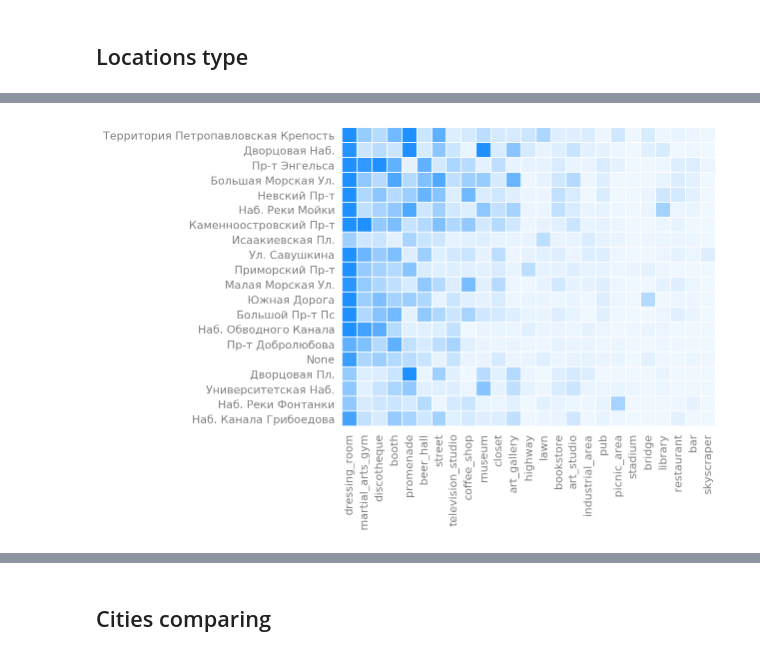
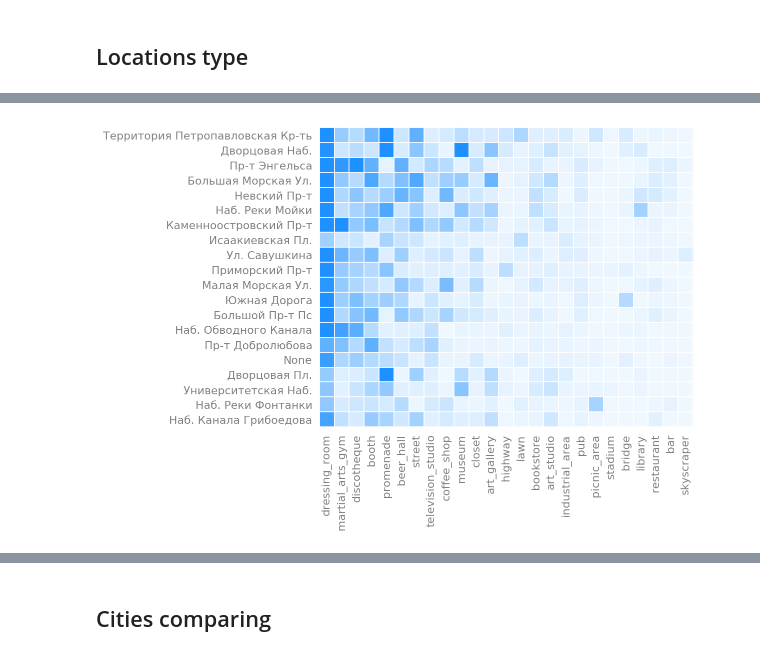
Before and after one commit to pskryuchkov/voyage, a Jupyter notebook: notebooks/spb.ipynb, the cells around one changed output, grey strips where cells are left out. Drawn from its saved outputs; the diff is of its cells as text; code cells hidden in the pictures.

```diff
--- a/notebooks/spb.ipynb
+++ b/notebooks/spb.ipynb
@@ -100,7 +99,8 @@ def street_normalize_ru(s):
                      'Набережная': 'Наб.',
                      'Проезд': 'Пр-д',
                      'Бульвар': 'Бул.',
-                     'Площадь': 'Пл.'}
+                     'Площадь': 'Пл.',
+                     'Крепость': 'Кр-ть'}
     for x in abbreviations:
         s = s.replace(x, abbreviations[x]).strip()
     return s
@@ -118,11 +118,6 @@ STREET_COLUMN = 'route'
 
 geo_table[STREET_COLUMN] = list(map(title,
                                     geo_table[STREET_COLUMN].tolist()))
-if language == 'ru':
-    geo_table[osm_area_key] = list(map(area_normalize_ru,
-                                      geo_table[osm_area_key].tolist()))
-    geo_table[STREET_COLUMN] = list(map(street_normalize_ru,
-                                        geo_table[STREET_COLUMN].tolist()))
 
 streets = geo_table[STREET_COLUMN].tolist()
 areas = geo_table[osm_area_key].tolist()
@@ -730,7 +862,7 @@ def calculate_street_vectors(streets):
 
     return np.array(street_vectors)
 # %%
-def streets_features_plot(features_matrix, street_labels, tag_labels):
+class StreetsFeaturesPlotStyle:
     FONT_SIZE = 11
     MAX_IM_VALUE = 24
     GRID_WIDTH = 0.9
@@ -739,44 +871,59 @@ def streets_features_plot(features_matrix, street_labels, tag_labels):
     PLOT_FACTOR = 0.7
     COLORMAP = 'Blues'
     LABEL_COLOR = 'grey'
     GRID_COLOR = 'white'
     CHINESE_RE = '[\u4e00-\u9fff]+'
 
-    plt.figure(figsize=(PLT_WIDTH, PLT_HEIGHT))
+
+def streets_features_plot(features_matrix, street_labels, tag_labels):
+    style = StreetsFeaturesPlotStyle
+
+    plt.figure(figsize=(style.PLT_WIDTH,
+                        style.PLT_HEIGHT))
 
     cmap = matplotlib.colors.LinearSegmentedColormap.from_list("", ["aliceblue", "dodgerblue"])
     im = plt.imshow(features_matrix,
-                    cmap=cmap, vmax=MAX_IM_VALUE)
+                    cmap=cmap, vmax=style.MAX_IM_VALUE)
 
     ax = plt.gca()
     ax.set_xticks(np.arange(-0.5, N_SCENES, 1), minor=True)
     ax.set_yticks(np.arange(-0.5, TOP_STREETS_VIS, 1), minor=True)
 
     ax.tick_params(width=0)
     ax.tick_params(which="minor", width=0)
 
     for side in ['top', 'right', 'bottom', 'left']:
         ax.spines[side].set_visible(False)
 
-    plt.grid(which="minor", color=GRID_COLOR,
-             linestyle='-', linewidth=GRID_WIDTH)
+    plt.grid(which="minor",
+             color=style.GRID_COLOR,
+             linestyle='-',
+             linewidth=style.GRID_WIDTH)
 
-    if re.findall(CHINESE_RE, " ".join(street_labels)):
+    if re.findall(style.CHINESE_RE, " ".join(street_labels)):
         warnings.warn("Chinese characters will be hide because of bad matplotlib support")
-        street_labels = [re.sub(CHINESE_RE, '', x).strip() for x in street_labels]
+        street_labels = [re.sub(style.CHINESE_RE, '', x).strip() for x in street_labels]
 
-    plt.xticks(range(N_SCENES), tag_labels, rotation=90,
-               size=FONT_SIZE, color=LABEL_COLOR)
-    plt.yticks(range(TOP_STREETS_VIS), street_labels,
-               size=FONT_SIZE, color=LABEL_COLOR);
+    if language == 'ru':
+        street_labels = list(map(street_normalize_ru, street_labels))
+
+    plt.xticks(range(N_SCENES),
+               tag_labels, rotation=90,
+               size=style.FONT_SIZE,
+               color=style.LABEL_COLOR)
+
+    plt.yticks(range(TOP_STREETS_VIS),
+               street_labels,
+               size=style.FONT_SIZE,
+               color=style.LABEL_COLOR);
 
 
 labels = [x.split("/")[0] for x in sorted_tags]
 # FIXME
 street_vectors = calculate_street_vectors(streets[:TOP_STREETS_VIS])
 streets_features_plot(street_vectors, streets[:TOP_STREETS_VIS], labels)
 # %% [output]
-[figure, old version]
+[figure, new version]
 # %%
 def get_top_streets_tags():
     street_vectors = calculate_street_vectors(map_streets)
```
Also changed, not shown: parts of 11 cells of this notebook, 4 other files.
